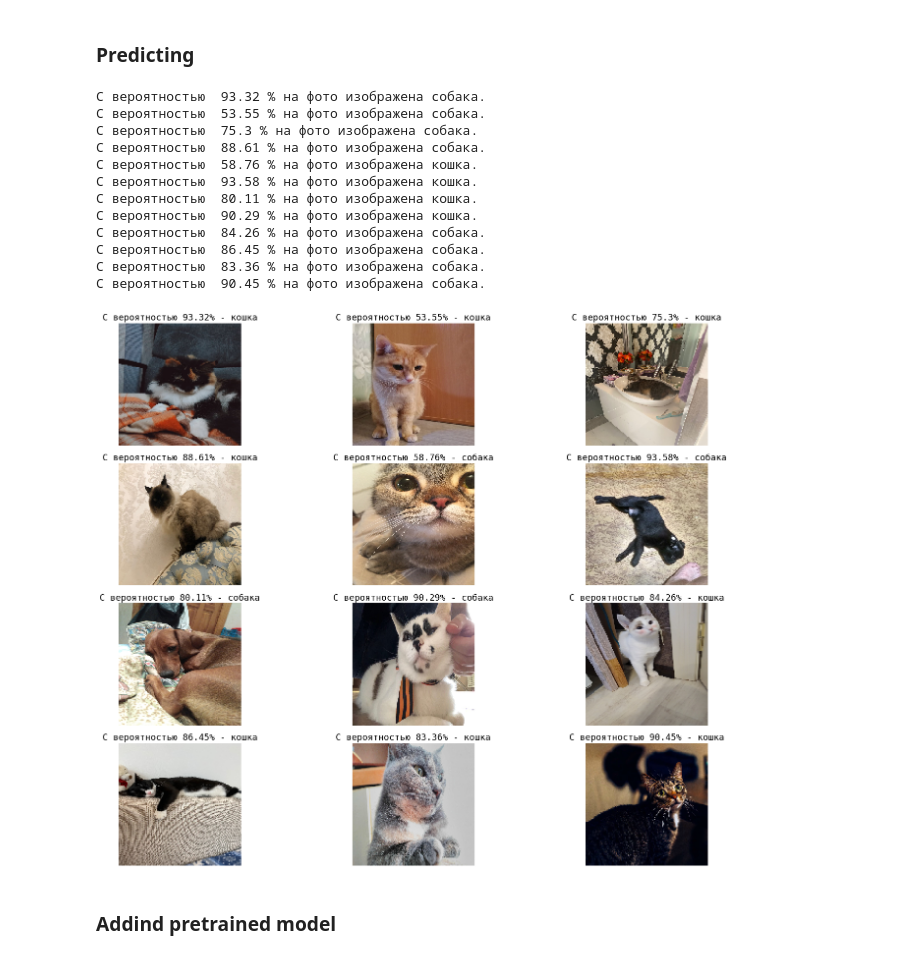
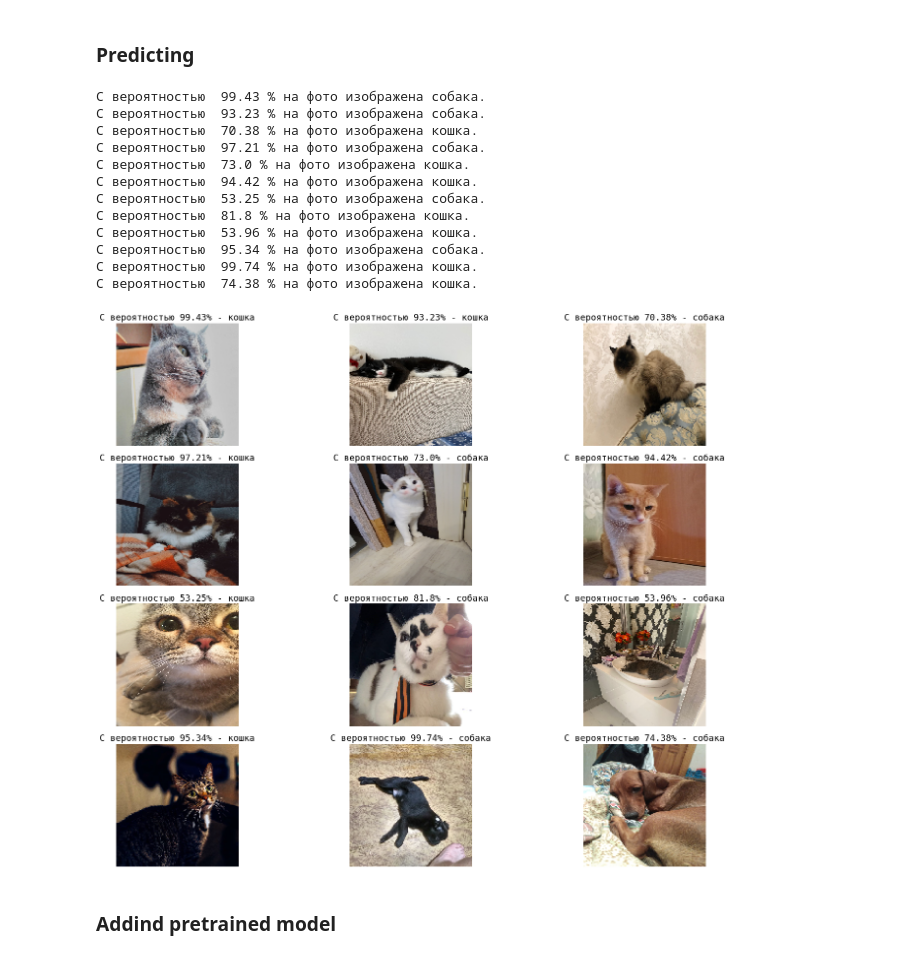
Before and after one commit to JackDrinkwater/machine_learning_lessons, a Jupyter notebook: CNN_for_beginner.ipynb, the cells around one changed output. Saved outputs shown, nothing was run; the diff lists cells and outputs as text; code cells hidden in the pictures.

```diff
--- a/CNN_for_beginner.ipynb
+++ b/CNN_for_beginner.ipynb
@@ -175,7 +178,7 @@ plt.show()
 # %%
 total_train = train_df.shape[0]
 total_validate = validate_df.shape[0]
-batch_size=15
+batch_size=32
 # %% [markdown]
 ### Training Generator
 # %%
@@ -249,11 +252,11 @@ plt.show()
 # %%
 model = load_model('/Users/Stanislav/model.h5')
 # %%
-epochs=3 if FAST_RUN else 30
+epochs=1 if FAST_RUN else 30
 history = model.fit(train_generator,
-                    epochs=epochs,
+                    epochs=30,
                     validation_data=validation_generator,
                     validation_steps=total_validate // (batch_size),
                     steps_per_epoch=total_train // (batch_size),
-                    callbacks=None)
+                    callbacks=callbacks)
 # %% [output]
@@ -367,18 +381,18 @@ for i in predict:
     elif i[1] > i[0]:
         print('С вероятностью ', np.round(i[1]*100, decimals=2), '% на фото изображена кошка.')
 # %% [output]
-С вероятностью  93.32 % на фото изображена собака.
-С вероятностью  53.55 % на фото изображена собака.
-С вероятностью  75.3 % на фото изображена собака.
-С вероятностью  88.61 % на фото изображена собака.
-С вероятностью  58.76 % на фото изображена кошка.
-С вероятностью  93.58 % на фото изображена кошка.
-С вероятностью  80.11 % на фото изображена кошка.
-С вероятностью  90.29 % на фото изображена кошка.
-С вероятностью  84.26 % на фото изображена собака.
-С вероятностью  86.45 % на фото изображена собака.
-С вероятностью  83.36 % на фото изображена собака.
-С вероятностью  90.45 % на фото изображена собака.
+С вероятностью  99.43 % на фото изображена собака.
+С вероятностью  93.23 % на фото изображена собака.
+С вероятностью  70.38 % на фото изображена кошка.
+С вероятностью  97.21 % на фото изображена собака.
+С вероятностью  73.0 % на фото изображена кошка.
+С вероятностью  94.42 % на фото изображена кошка.
+С вероятностью  53.25 % на фото изображена собака.
+С вероятностью  81.8 % на фото изображена кошка.
+С вероятностью  53.96 % на фото изображена кошка.
+С вероятностью  95.34 % на фото изображена собака.
+С вероятностью  99.74 % на фото изображена кошка.
+С вероятностью  74.38 % на фото изображена кошка.
 # %%
 from matplotlib.pyplot import rc
 font = {'family' : 'monospace',
@@ -388,23 +402,23 @@ rc('font', **font)
 # %%
 plt.figure(figsize=(20, 20))
 for i in range(nb_sample):
     plt.subplot(nb_sample // 3 + 1, 3, i+1)
     image = test_generator[0][i]
     plt.imshow(image)
     plt.axis('off')
 
     image = np.expand_dims(image, axis=0)
     prediction = model.predict(image)
 
     if prediction[0][0] > prediction[0][1]:
         plt.title('С вероятностью ' + str(np.round(prediction[0][0]*100, decimals=2)) + '% - кошка')
-    elif prediction[0][1] > prediction[0][0]:
+    else:
         plt.title('С вероятностью ' + str(np.round(prediction[0][1]*100, decimals=2)) + '% - собака')
 
 plt.tight_layout()
 plt.show()
 # %% [output]
-[figure, old version]
+[figure, new version]
 # %% [markdown]
 ### Addind pretrained model
 # %%
```
Also changed, not shown: parts of 15 cells of this notebook.
